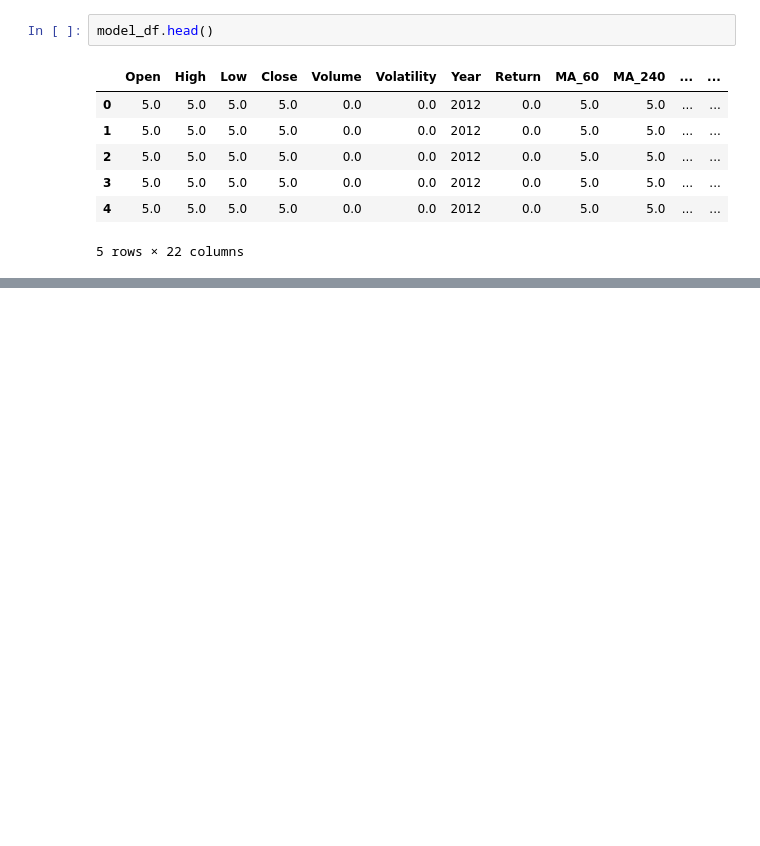
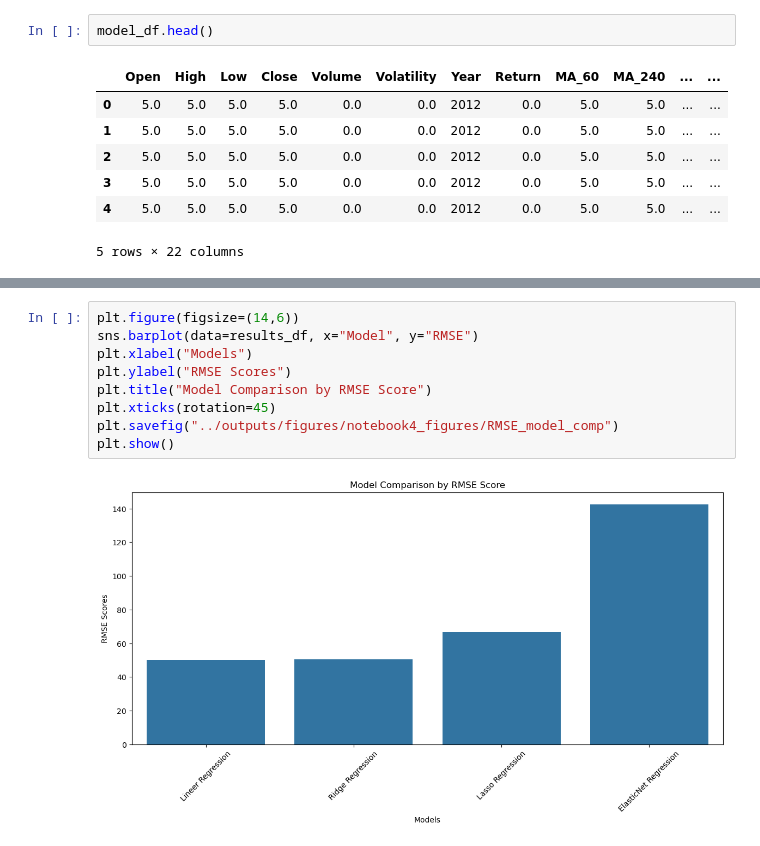
Before and after one commit to kayrasaribay/bitcoin-price-prediction-ML, a Jupyter notebook: notebooks/04_model_training_and_evaluation.ipynb.ipynb, the cells around one changed output, grey strips where cells are left out. Drawn from its saved outputs; the diff is of its cells as text; blank space fills up the shorter version.

```diff
--- a/notebooks/04_model_training_and_evaluation.ipynb.ipynb
+++ b/notebooks/04_model_training_and_evaluation.ipynb.ipynb
@@ -17,0 +143,11 @@ model_df.head()
+# %%
+plt.figure(figsize=(14,6))
+sns.barplot(data=results_df, x="Model", y="RMSE")
+plt.xlabel("Models")
+plt.ylabel("RMSE Scores")
+plt.title("Model Comparison by RMSE Score")
+plt.xticks(rotation=45)
+plt.savefig("../outputs/figures/notebook4_figures/RMSE_model_comp")
+plt.show()
+# %% [output]
+[figure, added]
```
Also changed, not shown: parts of 28 cells of this notebook, 13 other files.
